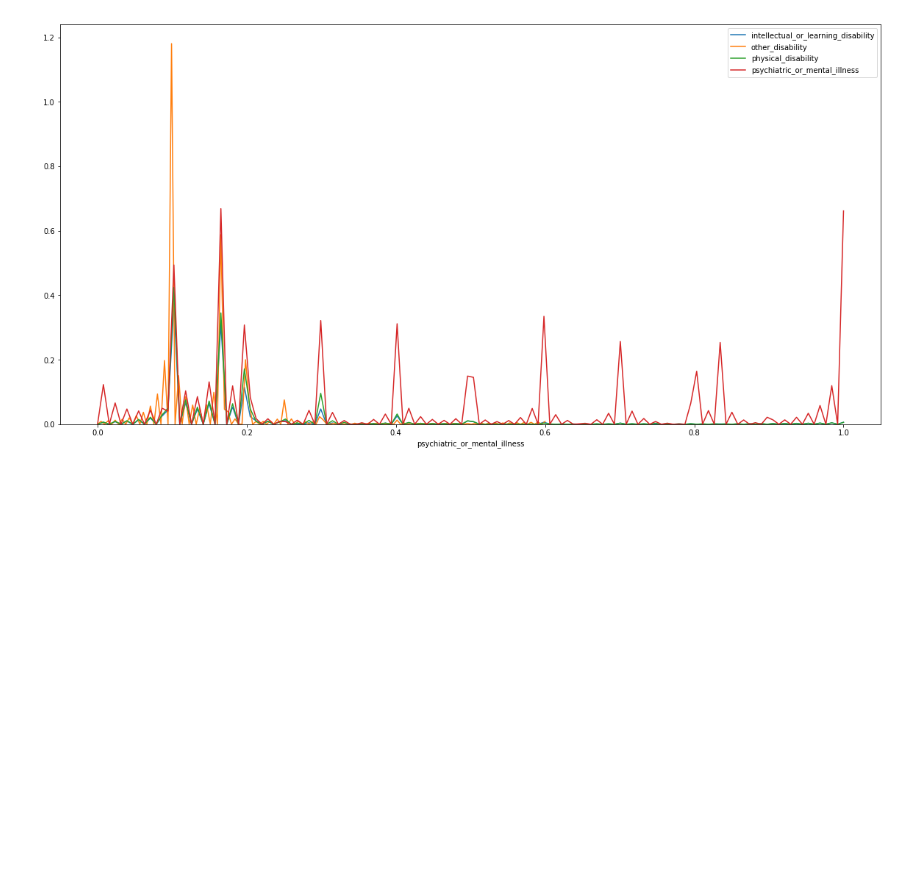
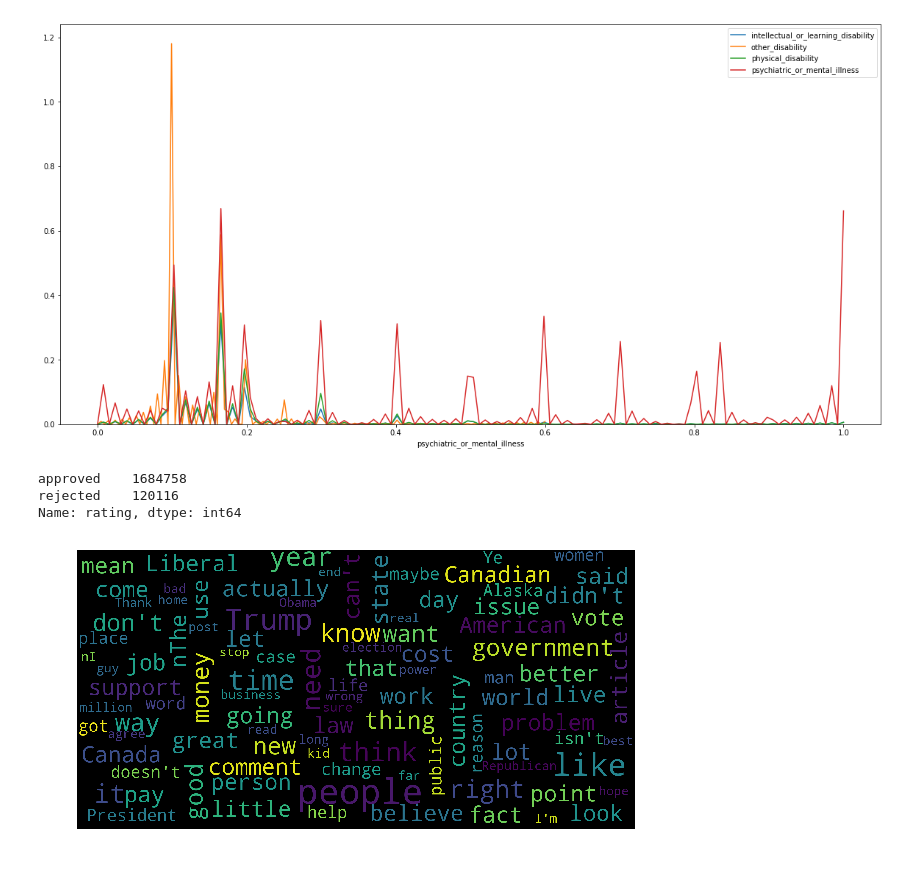
Before and after one commit to chrisdangerhaddad/toxic_comments, a Jupyter notebook: Exploratory_Data_Analysis_SR.ipynb, the cells around one changed output. Drawn from its saved outputs; the diff is of its cells as text; code cells hidden in the pictures; blank space fills up the shorter version.

```diff
--- a/Exploratory_Data_Analysis_SR.ipynb
+++ b/Exploratory_Data_Analysis_SR.ipynb
@@ -150,3 +150,34 @@ sns.distplot(train_data['psychiatric_or_mental_illness'], hist=False, label='psy
 plt.show()
 # %% [output]
 [figure]
+# %%
+train_data.rating.value_counts()
+# %% [output]
+approved    1684758
+rejected    120116
+Name: rating, dtype: int64
+# %%
+stopwords = set(STOPWORDS)
+
+def wc(data, title = None):
+    wordcloud = WordCloud(
+        background_color='black',
+        stopwords=stopwords,
+        max_words=100,
+        max_font_size=25,
+        scale=5,
+        random_state=1
+    ).generate(str(data))
+
+    fig = plt.figure(1, figsize=(10,10))
+    plt.axis('off')
+    if title:
+        fig.suptitle(title, fontsize=20)
+        fig.subplots_adjust(top=2.3)
+
+    plt.imshow(wordcloud)
+    plt.show()
+# %%
+wc(train_data['comment_text'].sample(20000))
+# %% [output]
+[figure, added]
```
Also changed, not shown: parts of 21 cells of this notebook.
